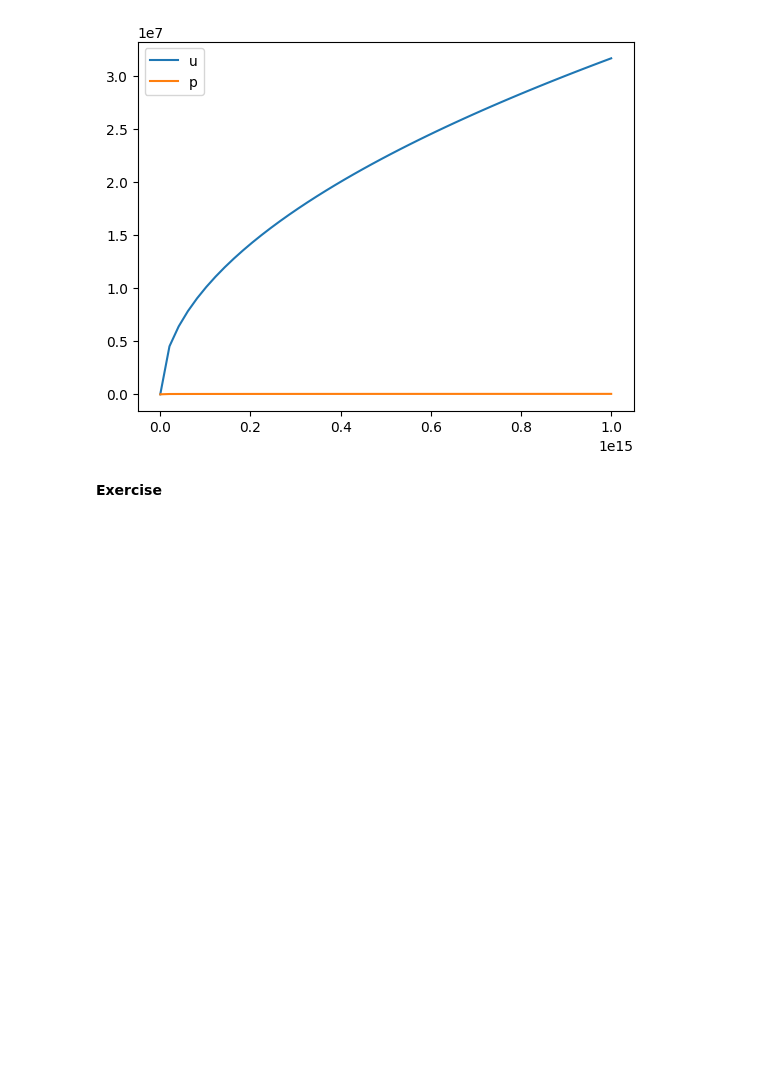
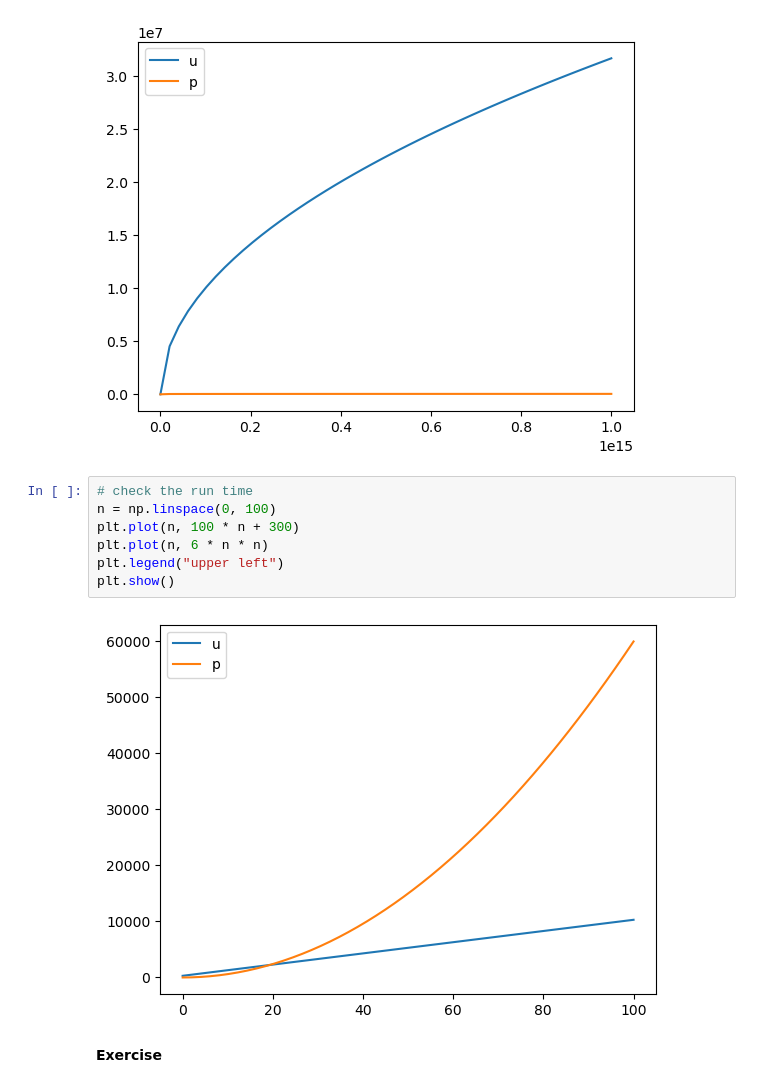
Before and after one commit to Simacoder/leetcode_test, a Jupyter notebook: bog_o.ipynb, the cells around one changed output. Drawn from its saved outputs; the diff is of its cells as text; blank space fills up the shorter version.

```diff
--- a/bog_o.ipynb
+++ b/bog_o.ipynb
@@ -253,6 +253,15 @@ plt.legend("upper left")
 plt.show()
 # %% [output]
 [figure]
+# %%
+# check the run time
+n = np.linspace(0, 100)
+plt.plot(n, 100 * n + 300)
+plt.plot(n, 6 * n * n)
+plt.legend("upper left")
+plt.show()
+# %% [output]
+[figure, added]
 # %% [markdown]
 **Exercise**
 # %% [markdown]
```
Also changed, not shown: 1 other file.
